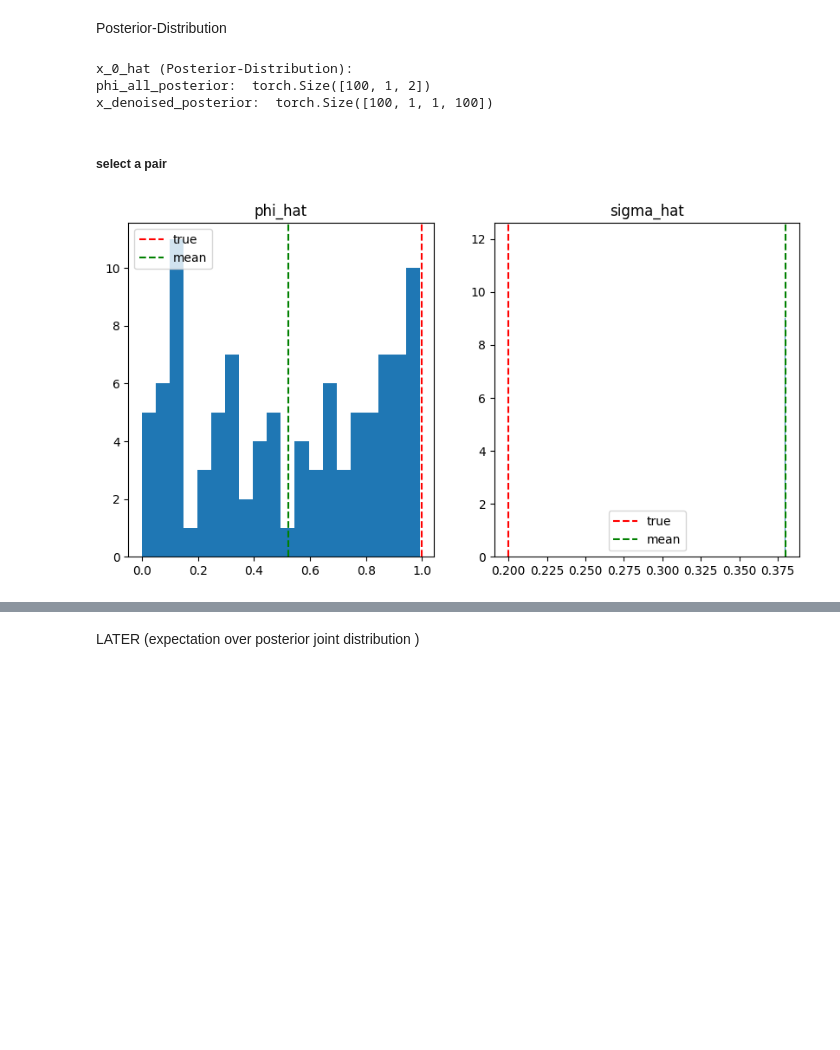
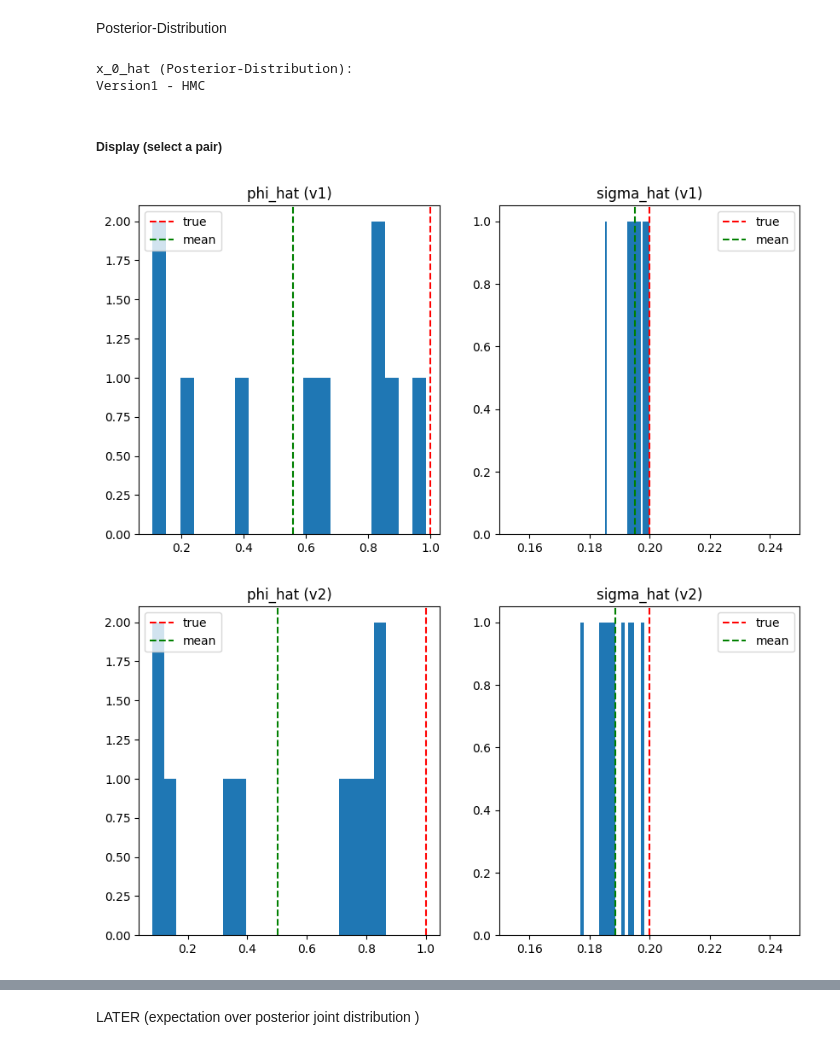
Before and after one commit to AlikMon88/Gibbs-Diff, a Jupyter notebook: unit_main_gibbs.ipynb, the cells around one changed output, grey strips where cells are left out. Drawn from its saved outputs; the diff is of its cells as text; code cells hidden in the pictures; blank space fills up the shorter version.

```diff
--- a/unit_main_gibbs.ipynb
+++ b/unit_main_gibbs.ipynb
@@ -102,7 +103,7 @@ def plot_results(noisy, clean, denoised, title=""):
     plt.tight_layout()
     plt.show()
 # %%
-n_samples = 10000 ## num of samples
+n_samples = 100000 ## num of samples
 n_depth = 100 ## sequence-length
 rn = random.randint(0, n_samples)
 # %% [markdown]
@@ -445,43 +477,80 @@ Posterior-Distribution
 
 print('x_0_hat (Posterior-Distribution):')
 
+print('Version1 - HMC')
 ## n_it_gibbs = chain_length | shape ~ (#chains (post_samples = different chain realisation), batch_size, last_few_states (avg_pmean), *rem-dim)
-phi_all_posterior, x_denoised_posterior = gdiffusion.blind_posterior_mean(y, yt, num_chains_per_sample=100, n_it_gibbs=50, n_it_burnin=15, avg_pmean=2, return_post=True)
+phi_all_posterior, x_denoised_posterior = gdiffusion.blind_posterior_mean(y, yt, num_chains_per_sample=100, n_it_gibbs=100, n_it_burnin=25, avg_pmean=2, return_post=True, sampler_v2=False)
 
 phi_all_posterior = phi_all_posterior.mean(dim=2)
 x_denoised_posterior = x_denoised_posterior.mean(dim=2)
 
 print('phi_all_posterior: ', phi_all_posterior.shape)
 print('x_denoised_posterior: ', x_denoised_posterior.shape)
+
+
+print('Version2 - HMC')
+phi_all_posterior_v2, x_denoised_posterior_v2 = gdiffusion.blind_posterior_mean(y, yt, num_chains_per_sample=100, n_it_gibbs=100, n_it_burnin=25, avg_pmean=2, return_post=True, sampler_v2=True)
+
+phi_all_posterior_v2 = phi_all_posterior_v2.mean(dim=2)
+x_denoised_posterior_v2 = x_denoised_posterior_v2.mean(dim=2)
+
+print('phi_all_posterior: ', phi_all_posterior_v2.shape)
+print('x_denoised_posterior: ', x_denoised_posterior_v2.shape)
 # %% [output]
 x_0_hat (Posterior-Distribution):
-phi_all_posterior:  torch.Size([100, 1, 2])
-x_denoised_posterior:  torch.Size([100, 1, 1, 100])
+Version1 - HMC
 # %% [markdown]
-##### select a pair
+##### Display (select a pair)
 # %%
 idx = 0
 
 phi_hat = phi_all_posterior[:, idx, 0]
 sigma_hat = phi_all_posterior[:, idx, 1]
 
 fig, axs = plt.subplots(1, 2, figsize=(10, 5))
 
 axs[0].hist(phi_hat, bins = 20)
-axs[0].set_title('phi_hat')
+axs[0].set_title('phi_hat (v1)')
 axs[0].axvline(true_phi, color='red', linestyle='--', label='true')
 axs[0].axvline(phi_hat.mean(dim=0), color='green', linestyle='--', label='mean')
+# axs[0].set_xlim(true_phi - 0.35 * true_phi, true_phi + 0.35 * true_phi)
 axs[0].legend()
 
 axs[1].hist(sigma_hat, bins = 20)
-axs[1].set_title('sigma_hat')
+axs[1].set_title('sigma_hat (v1)')
 axs[1].axvline(true_sigma, color='red', linestyle='--', label='true')
 axs[1].axvline(sigma_hat.mean(dim=0), color='green', linestyle='--', label='mean')
+axs[1].set_xlim(true_sigma - 0.25 * true_sigma, true_sigma + 0.25 * true_sigma)
 axs[1].legend()
 
 plt.show()
+
+
+# --------------------------------------------------------
+
+phi_hat = phi_all_posterior_v2[:, idx, 0]
+sigma_hat = phi_all_posterior_v2[:, idx, 1]
+
+fig, axs = plt.subplots(1, 2, figsize=(10, 5))
+
+axs[0].hist(phi_hat, bins = 20)
+axs[0].set_title('phi_hat (v2)')
+axs[0].axvline(true_phi, color='red', linestyle='--', label='true')
+axs[0].axvline(phi_hat.mean(dim=0), color='green', linestyle='--', label='mean')
+# axs[0].set_xlim(true_phi - 0.35 * true_phi, true_phi + 0.35 * true_phi)
+axs[0].legend()
+
+axs[1].hist(sigma_hat, bins = 20)
+axs[1].set_title('sigma_hat (v2)')
+axs[1].axvline(true_sigma, color='red', linestyle='--', label='true')
+axs[1].axvline(sigma_hat.mean(dim=0), color='green', linestyle='--', label='mean')
+axs[1].set_xlim(true_sigma - 0.25 * true_sigma, true_sigma + 0.25 * true_sigma)
+axs[1].legend()
+
+plt.show()
 # %% [output]
-[figure, old version]
+[figure, new version]
+[figure, added]
 # %%
 # x_denoised = x_denoised.numpy()
 
```
Also changed, not shown: parts of 20 cells of this notebook, 5 other files.
